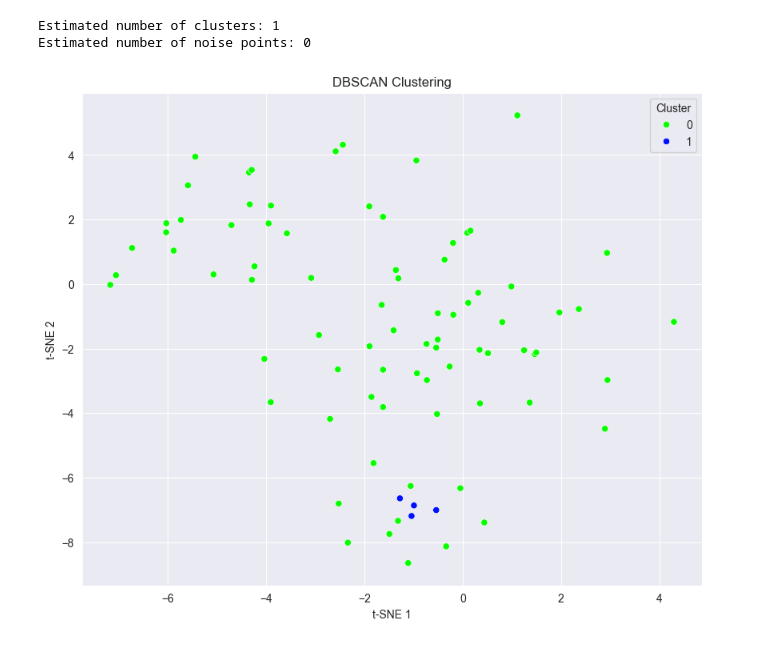
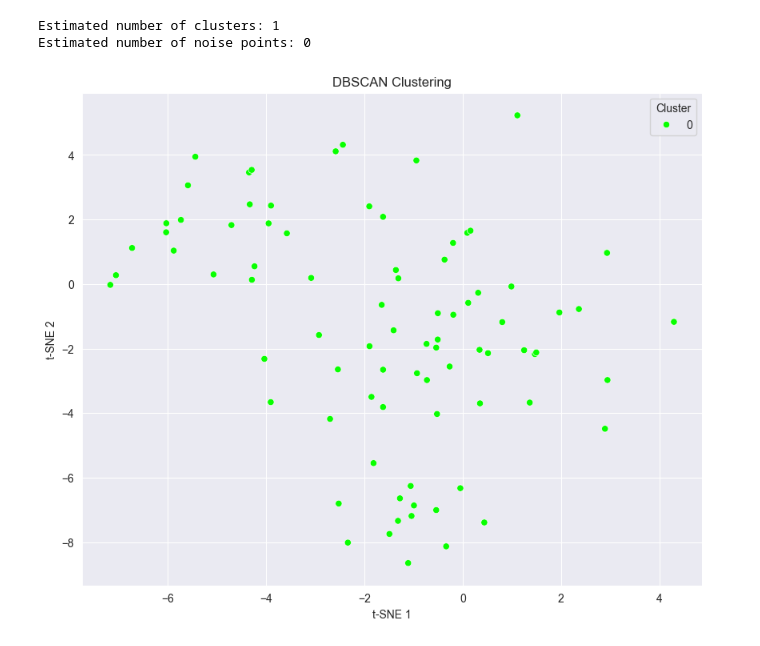
Before and after one commit to JKosciukiewicz/MLDD_Project, a Jupyter notebook: Clustering_examples_second_part.ipynb, the cells around one changed output. Cells and saved outputs as stored; diff of their text form; code cells hidden in the pictures.

Commit message:
fixed just db plot

```diff
--- a/Clustering_examples_second_part.ipynb
+++ b/Clustering_examples_second_part.ipynb
@@ -225,19 +225,19 @@ Estimated number of noise points: 0
 # %%
 plt.figure(figsize=(10, 8))
 sns.scatterplot(
     x=tsne_results[:, 0], y=tsne_results[:, 1],
-    hue=df['tsne_db_cluster'],
+    hue=df['db_cluster'],
     palette=sns.color_palette("hsv", n_clusters_ + 1),  # +1 to include noise cluster if any
     data=df,
     legend="full"
 )
 plt.title('DBSCAN Clustering')
 plt.xlabel('t-SNE 1')
 plt.ylabel('t-SNE 2')
 plt.legend(title='Cluster')
 plt.show()
 # %% [output]
-[figure, old version]
+[figure, new version]
 # %%
 df=df.drop('morgan_fingerprint', axis=1)
 df=df.drop('Smiles', axis=1)
```
Also changed, not shown: 1 other file.
